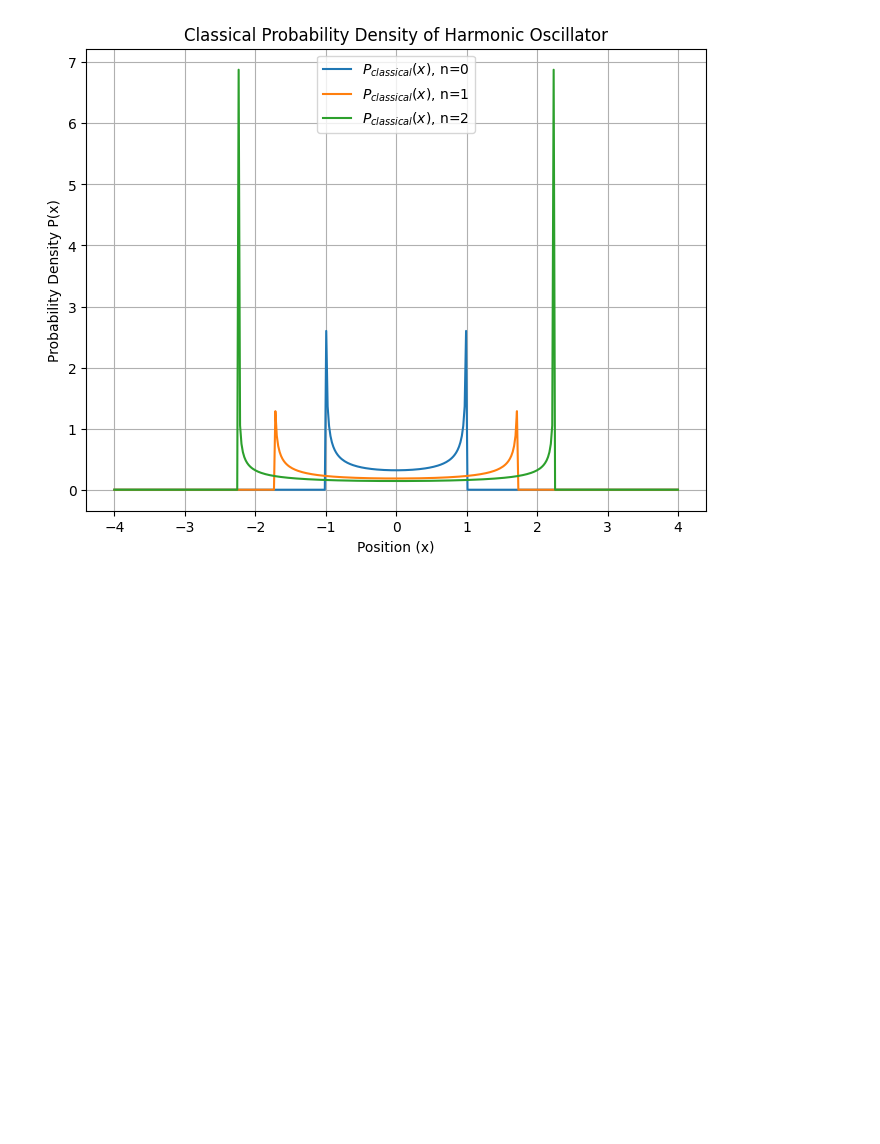
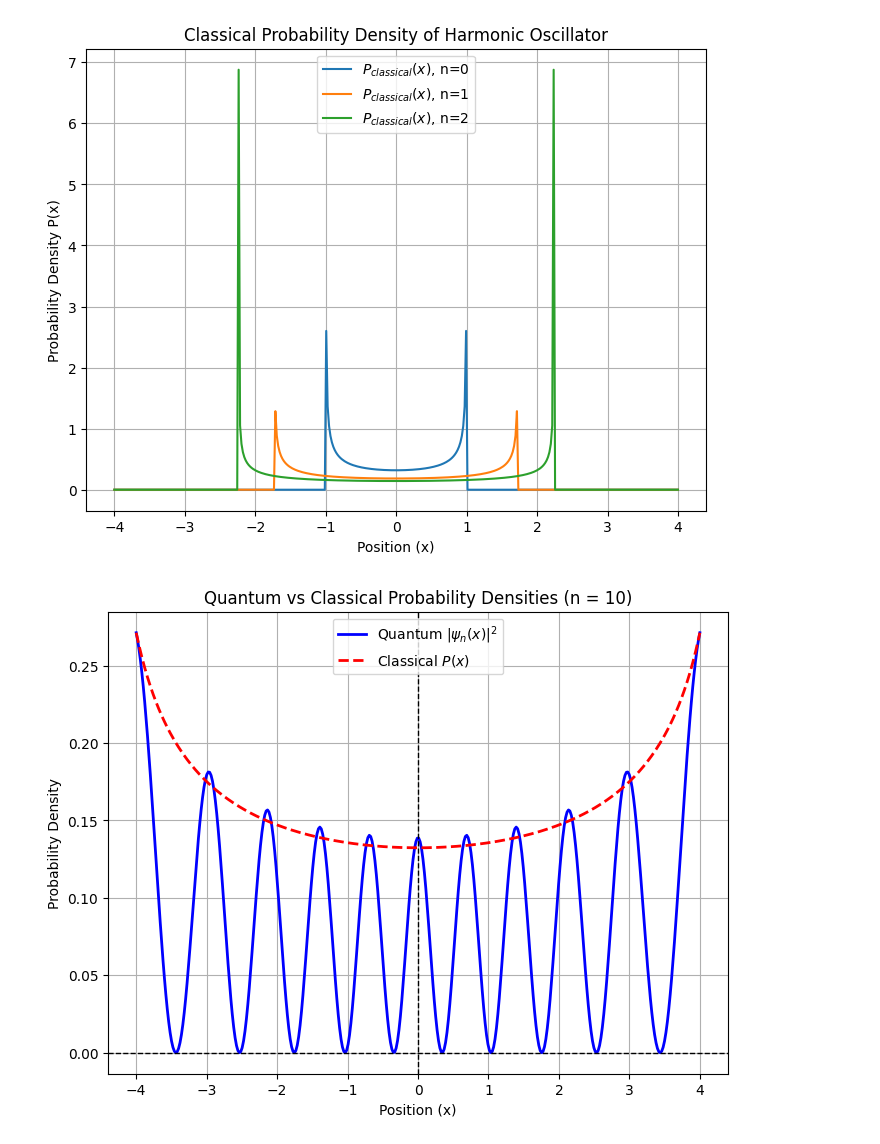
Before and after one commit to A-Hashemiann/Quantum_Information_Computation, a Jupyter notebook: Quantum_Information_Theory/CVQI/Basics_CVQ_Mechanics/quantum_harmonic_oscillator.ipynb, the cells around one changed output. Cells and saved outputs as stored; diff of their text form; code cells hidden in the pictures; blank space fills up the shorter version.

```diff
--- a/Quantum_Information_Theory/CVQI/Basics_CVQ_Mechanics/quantum_harmonic_oscillator.ipynb
+++ b/Quantum_Information_Theory/CVQI/Basics_CVQ_Mechanics/quantum_harmonic_oscillator.ipynb
@@ -435,3 +435,35 @@ plt.grid(True)
 plt.show()
 # %% [output]
 [figure]
+# %%
+def quantum_probability_density(position, quantum_number):
+    """ Computing the probability density |ψ_n(x)|^2. """
+    return quantum_wavefunction(position, quantum_number) ** 2
+# %%
+n = 10
+
+
+P_quantum = quantum_probability_density(x_values, n)
+P_classical = classical_probability(x_values, n)
+
+# normalizing classical probability for comparison
+P_classical *= max(P_quantum) / max(P_classical)
+
+# plotinh classical vs quantum probability density
+plt.figure(figsize=(8, 6))
+plt.plot(x_values, P_quantum, label=r"Quantum $|\psi_n(x)|^2$", color='b', linewidth=2)
+plt.plot(x_values, P_classical, label=r"Classical $P(x)$", color='r', linestyle='dashed', linewidth=2)
+
+
+plt.axhline(0, color='black', linewidth=1, linestyle="--")
+plt.axvline(0, color='black', linewidth=1, linestyle="--")
+plt.xlabel("Position (x)")
+plt.ylabel("Probability Density")
+plt.title(f"Quantum vs Classical Probability Densities (n = {n})")
+plt.legend()
+plt.grid(True)
+
+
+plt.show()
+# %% [output]
+[figure, added]
```
Also changed, not shown: parts of 1 cell of this notebook.
